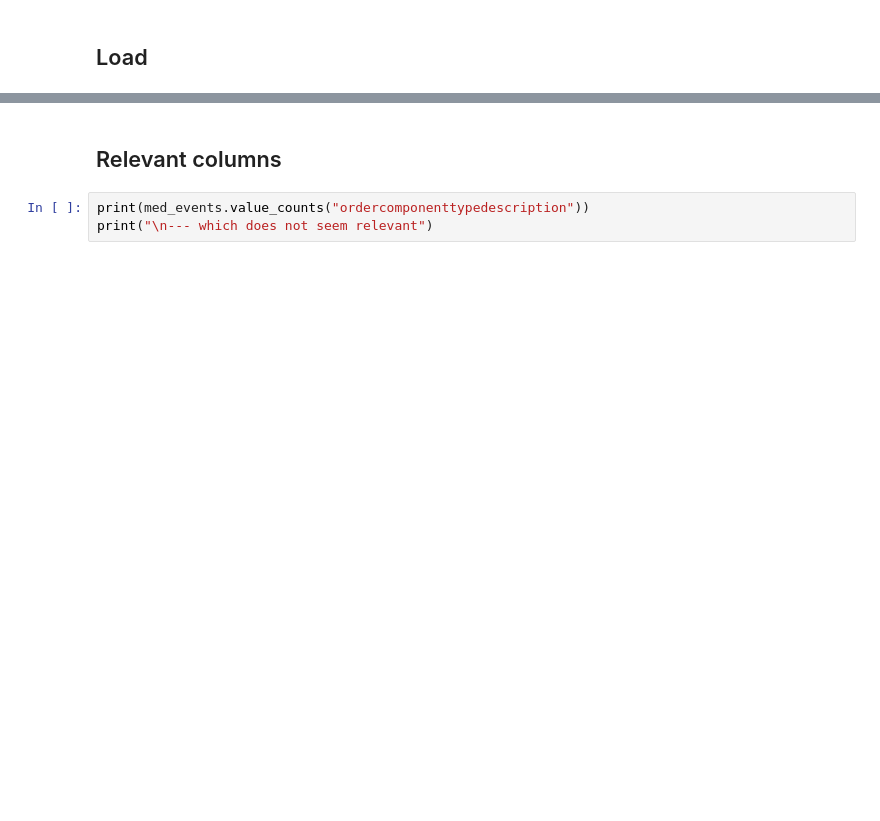
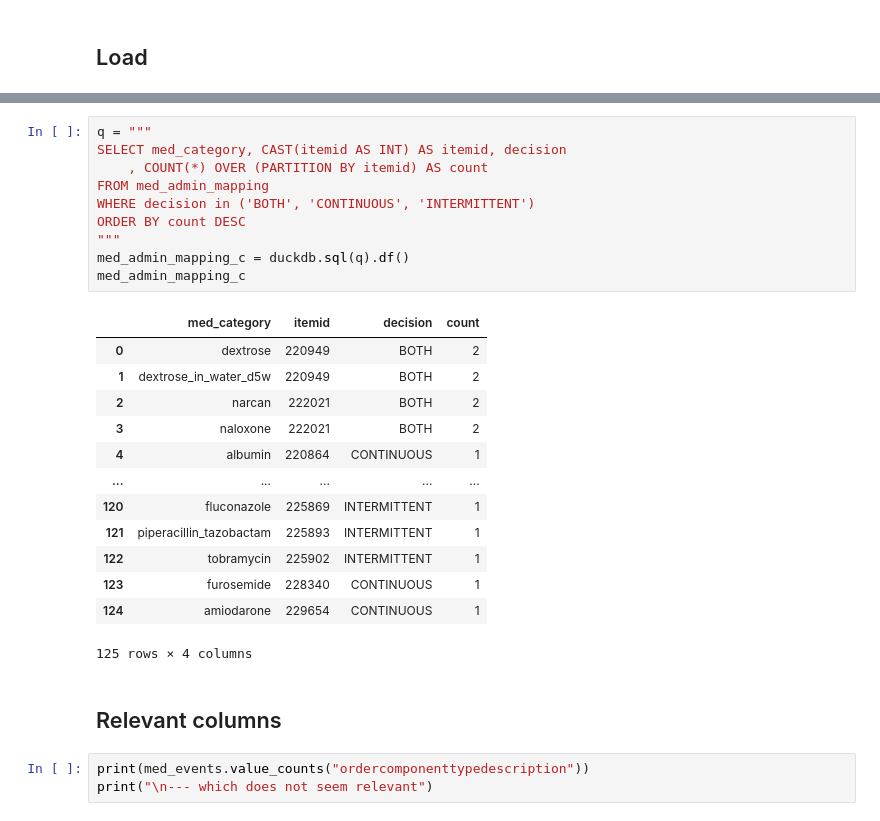
Before and after one commit to Common-Longitudinal-ICU-data-Format/CLIF-MIMIC, a Jupyter notebook: notebooks/med_admin_dev.ipynb, the cells around one changed output, grey strips where cells are left out. Drawn from its saved outputs; the diff is of its cells as text; blank space fills up the shorter version.

Commit message:
wip(med_admin): enabling mapping for "duplicate" mcide (e.g. d5w)

```diff
--- a/notebooks/med_admin_dev.ipynb
+++ b/notebooks/med_admin_dev.ipynb
@@ -200,3 +195,27 @@ med_events.head()
+# %%
+q = """
+SELECT med_category, CAST(itemid AS INT) AS itemid, decision
+    , COUNT(*) OVER (PARTITION BY itemid) AS count
+FROM med_admin_mapping
+WHERE decision in ('BOTH', 'CONTINUOUS', 'INTERMITTENT')
+ORDER BY count DESC
+"""
+med_admin_mapping_c = duckdb.sql(q).df()
+med_admin_mapping_c
+# %% [output]
+|  | med_category | itemid | decision | count |
+| 0 | dextrose | 220949 | BOTH | 2 |
+| 1 | dextrose_in_water_d5w | 220949 | BOTH | 2 |
+| 2 | narcan | 222021 | BOTH | 2 |
+| 3 | naloxone | 222021 | BOTH | 2 |
+| 4 | albumin | 220864 | CONTINUOUS | 1 |
+| ... | ... | ... | ... | ... |
+| 120 | fluconazole | 225869 | INTERMITTENT | 1 |
+| 121 | piperacillin_tazobactam | 225893 | INTERMITTENT | 1 |
+| 122 | tobramycin | 225902 | INTERMITTENT | 1 |
+| 123 | furosemide | 228340 | CONTINUOUS | 1 |
+| 124 | amiodarone | 229654 | CONTINUOUS | 1 |
+125 rows × 4 columns
 # %% [markdown]
 ## Relevant columns
 # %%
```
Also changed, not shown: parts of 12 cells of this notebook, 1 other file.
